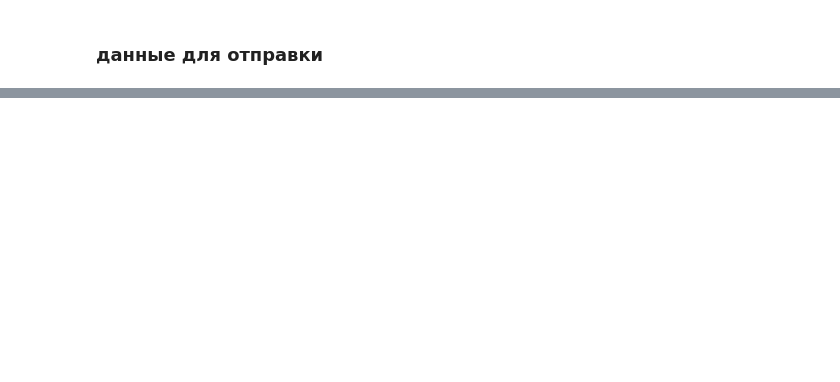
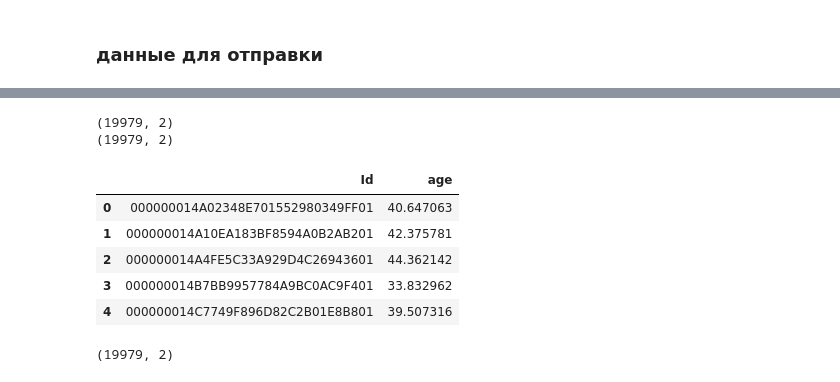
Before and after one commit to canorbal/DMIA, a Jupyter notebook: contest2/my_sol.ipynb, the cells around one changed output, grey strips where cells are left out. Drawn from its saved outputs; the diff is of its cells as text; code cells hidden in the pictures; blank space fills up the shorter version.

```diff
--- a/contest2/my_sol.ipynb
+++ b/contest2/my_sol.ipynb
@@ -343,2 +486,2 @@ lin_reg.fit(sep_X, y)
 # %%
-y_pred = lin_reg.predict(X_test)
+urls_pred = lin_reg.predict(X_test_urls)
@@ -345,2 +547,2 @@ y_pred = lin_reg.predict(X_test)
 # %%
-TEST_URLS['age'] = y_pred
+TEST_URLS['age'] = urls_pred
@@ -367 +612,20 @@ TEST_URLS = TEST_URLS.append(miss_df, ignore_index=True)
+# %%
+print UNIFY_TEST.shape
+print TEST_URLS.shape
+# %% [output]
+(19979, 2)
+(19979, 2)
+# %%
+TEST = TEST_URLS.copy()
+# %%
+TEST['age'] = TEST_URLS['age']
+# %%
+TEST.head()
+# %% [output]
+|  | Id | age |
+| 0 | 000000014A02348E701552980349FF01 | 40.647063 |
+| 1 | 000000014A10EA183BF8594A0B2AB201 | 42.375781 |
+| 2 | 000000014A4FE5C33A929D4C26943601 | 44.362142 |
+| 3 | 000000014B7BB9957784A9BC0AC9F401 | 33.832962 |
+| 4 | 000000014C7749F896D82C2B01E8B801 | 39.507316 |
 # %%
@@ -369,5 +633,7 @@ TEST_URLS.to_csv('my_solution.csv', index=False)
 # %%
-TEST_URLS.shape
+TEST.shape
+# %% [output]
+(19979, 2)
 # %%
 print urls_test_df.shape
 print TEST_URLS.shape
```
Also changed, not shown: parts of 89 cells of this notebook.
